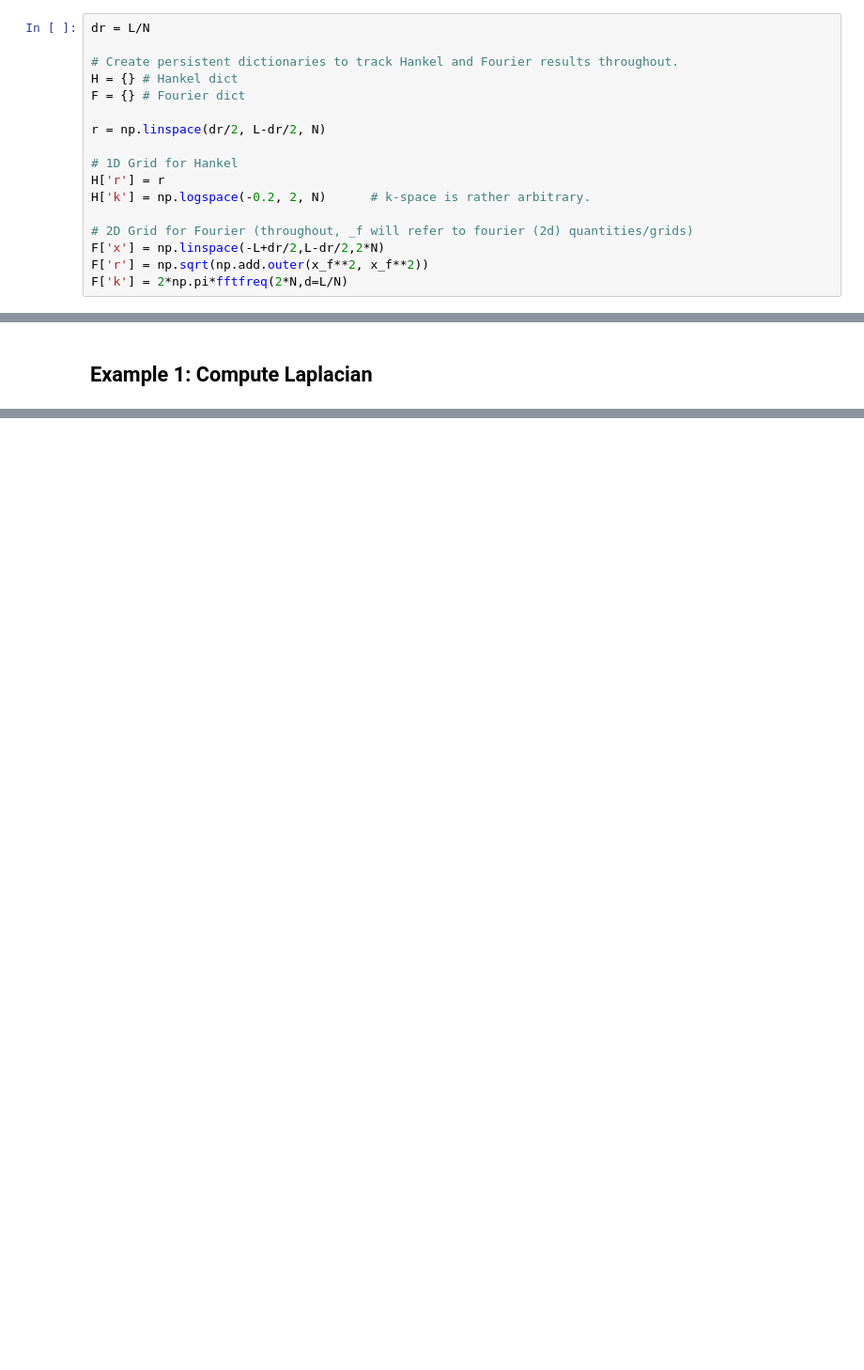
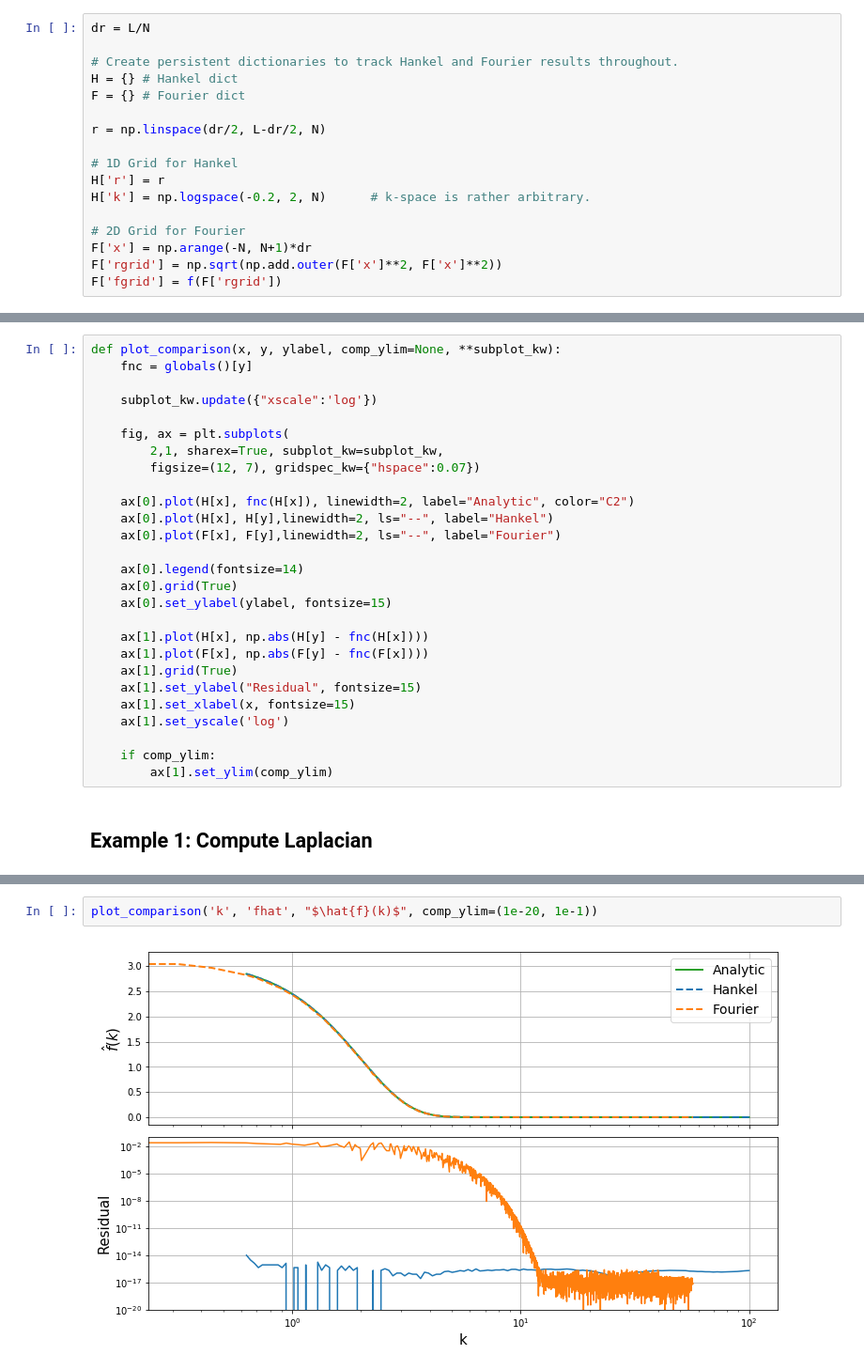
Before and after one commit to steven-murray/hankel, a Jupyter notebook: docs/demos/forward_inverse_transform_hankel_vs_fft.ipynb, the cells around one changed output, grey strips where cells are left out. Shown at 94% size. Saved outputs shown, nothing was run; the diff lists cells and outputs as text; blank space fills up the shorter version.

```diff
--- a/docs/demos/forward_inverse_transform_hankel_vs_fft.ipynb
+++ b/docs/demos/forward_inverse_transform_hankel_vs_fft.ipynb
@@ -104,10 +118,10 @@ r = np.linspace(dr/2, L-dr/2, N)
 H['r'] = r
 H['k'] = np.logspace(-0.2, 2, N)      # k-space is rather arbitrary.
 
-# 2D Grid for Fourier (throughout, _f will refer to fourier (2d) quantities/grids)
-F['x'] = np.linspace(-L+dr/2,L-dr/2,2*N)
-F['r'] = np.sqrt(np.add.outer(x_f**2, x_f**2))
-F['k'] = 2*np.pi*fftfreq(2*N,d=L/N)
+# 2D Grid for Fourier
+F['x'] = np.arange(-N, N+1)*dr
+F['rgrid'] = np.sqrt(np.add.outer(F['x']**2, F['x']**2))
+F['fgrid'] = f(F['rgrid'])
 # %% [markdown]
 ### Analytic Result
 # %%
@@ -145,2 +149,29 @@ K2hinv   = -1.0/kh**2
+# %%
+def plot_comparison(x, y, ylabel, comp_ylim=None, **subplot_kw):
+    fnc = globals()[y]
+
+    subplot_kw.update({"xscale":'log'})
+
+    fig, ax = plt.subplots(
+        2,1, sharex=True, subplot_kw=subplot_kw,
+        figsize=(12, 7), gridspec_kw={"hspace":0.07})
+
+    ax[0].plot(H[x], fnc(H[x]), linewidth=2, label="Analytic", color="C2")
+    ax[0].plot(H[x], H[y],linewidth=2, ls="--", label="Hankel")
+    ax[0].plot(F[x], F[y],linewidth=2, ls="--", label="Fourier")
+
+    ax[0].legend(fontsize=14)
+    ax[0].grid(True)
+    ax[0].set_ylabel(ylabel, fontsize=15)
+
+    ax[1].plot(H[x], np.abs(H[y] - fnc(H[x])))
+    ax[1].plot(F[x], np.abs(F[y] - fnc(F[x])))
+    ax[1].grid(True)
+    ax[1].set_ylabel("Residual", fontsize=15)
+    ax[1].set_xlabel(x, fontsize=15)
+    ax[1].set_yscale('log')
+
+    if comp_ylim:
+        ax[1].set_ylim(comp_ylim)
 # %% [markdown]
 ## Example 1: Compute Laplacian
@@ -419,0 +195,4 @@ plt.show()
+# %%
+plot_comparison('k', 'fhat', "$\hat{f}(k)$", comp_ylim=(1e-20, 1e-1))
+# %% [output]
+[figure, added]
```
Also changed, not shown: parts of 77 cells of this notebook.
